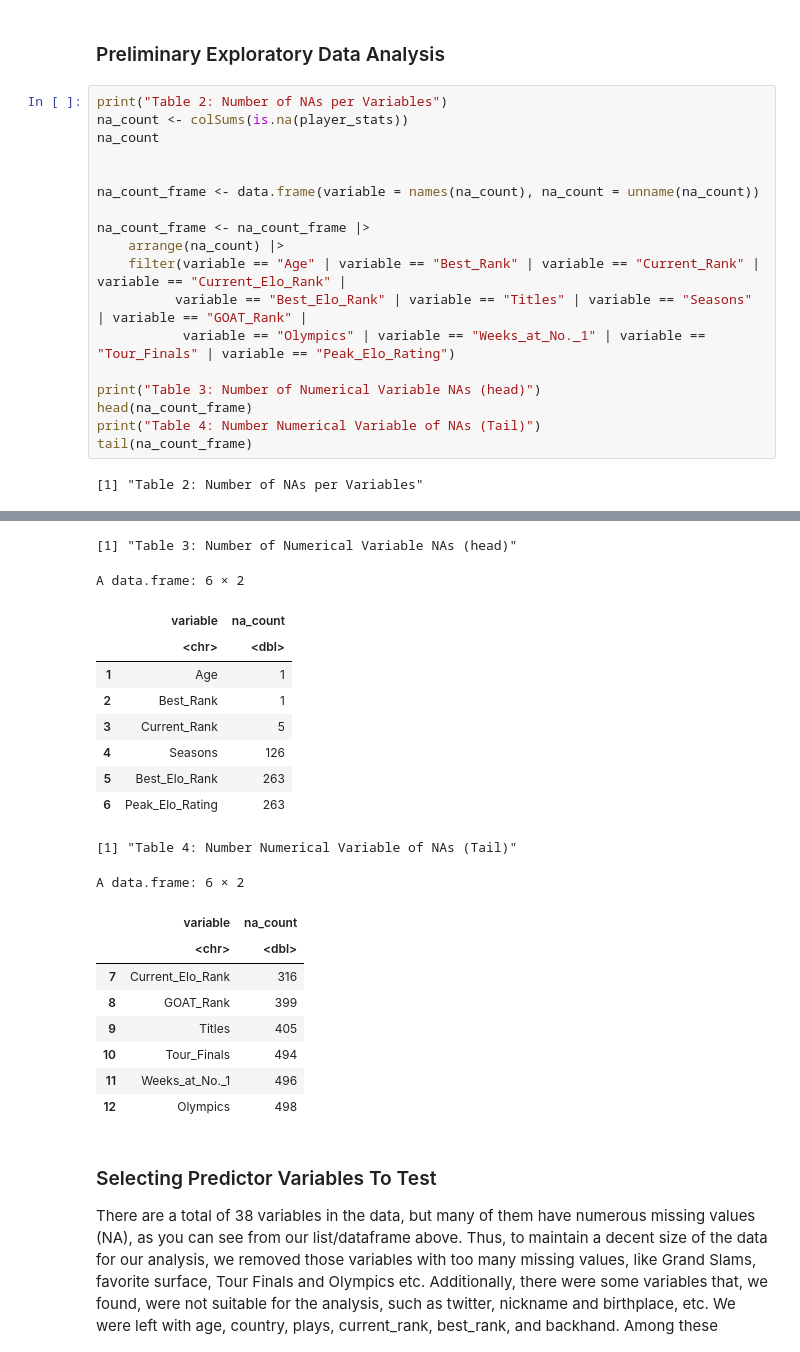
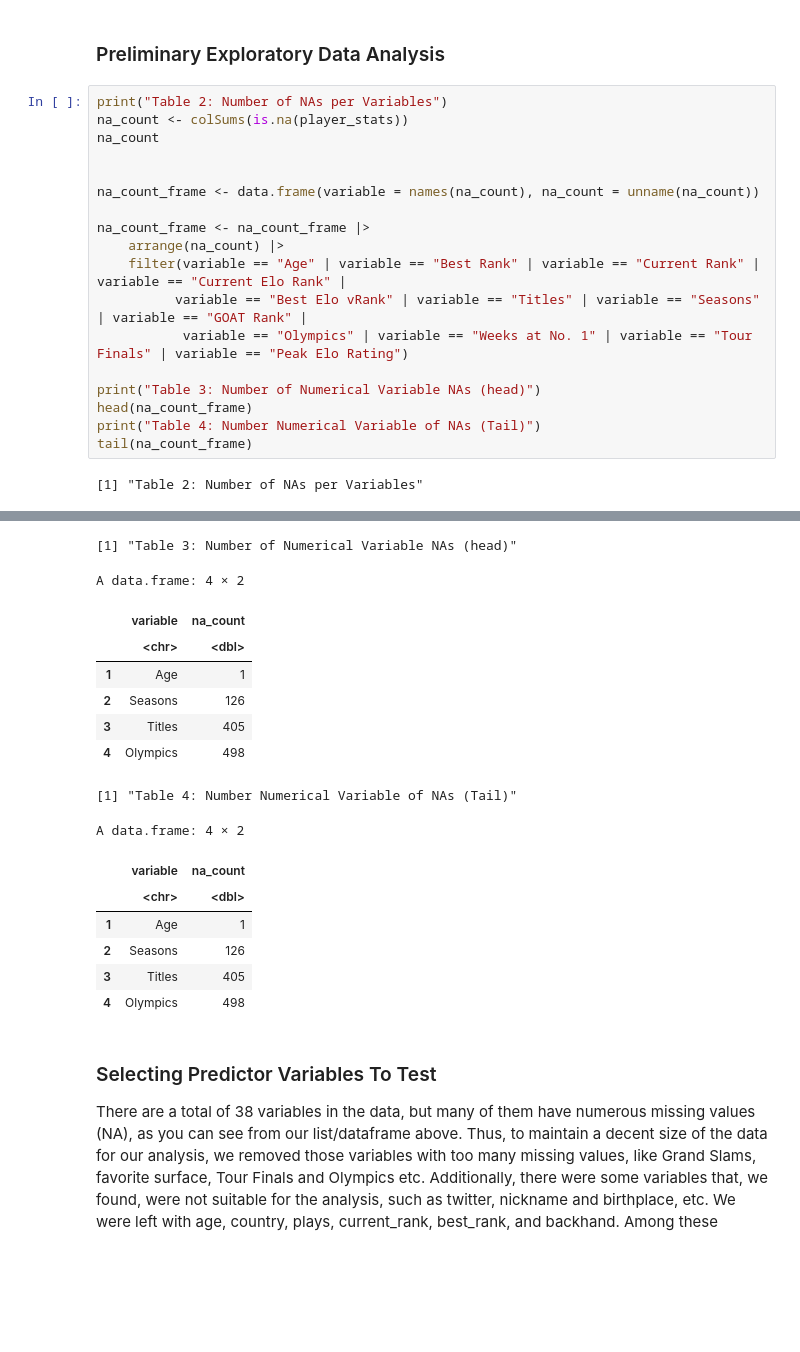
Before and after one commit to HarmanSandhu179/DSCI-100-Group-Project, a Jupyter notebook: group_project_report.ipynb, the cells around one changed output, grey strips where cells are left out. Saved outputs shown, nothing was run; the diff lists cells and outputs as text; blank space fills up the shorter version.

```diff
--- a/group_project_report.ipynb
+++ b/group_project_report.ipynb
@@ -53,9 +53,9 @@ na_count_frame <- data.frame(variable = names(na_count), na_count = unname(na_co
 
 na_count_frame <- na_count_frame |>
     arrange(na_count) |>
-    filter(variable == "Age" | variable == "Best_Rank" | variable == "Current_Rank" | variable == "Current_Elo_Rank" |
-          variable == "Best_Elo_Rank" | variable == "Titles" | variable == "Seasons" | variable == "GOAT_Rank" |
-           variable == "Olympics" | variable == "Weeks_at_No._1" | variable == "Tour_Finals" | variable == "Peak_Elo_Rating")
+    filter(variable == "Age" | variable == "Best Rank" | variable == "Current Rank" | variable == "Current Elo Rank" |
+          variable == "Best Elo vRank" | variable == "Titles" | variable == "Seasons" | variable == "GOAT Rank" |
+           variable == "Olympics" | variable == "Weeks at No. 1" | variable == "Tour Finals" | variable == "Peak Elo Rating")
 
 print("Table 3: Number of Numerical Variable NAs (head)")
 head(na_count_frame)
@@ -63,46 +63,42 @@ print("Table 4: Number Numerical Variable of NAs (Tail)")
 tail(na_count_frame)
 # %% [output]
 [1] "Table 2: Number of NAs per Variables"
             ...1              Age          Country            Plays
                0                1                1               47
        Wikipedia     Current_Rank        Best_Rank             Name
                1                5                1                0
         Backhand      Prize_Money           Height Favorite_Surface
               92               81              385              259
       Turned_Pro          Seasons           Active Current_Elo_Rank
              254              126              218              316
    Best_Elo_Rank  Peak_Elo_Rating  Last_Appearance           Titles
              263              263              158              405
        GOAT_Rank      Best_Season          Retired          Masters
              399              399              420              484
       Birthplace        Residence           Weight            Coach
              480              480              480              481
         Facebook          Twitter        Nicknames      Grand_Slams
              483              481              488              493
       Davis_Cups         Web_Site        Team_Cups         Olympics
              468              461              494              498
   Weeks_at_No._1      Tour_Finals
              496              494
 [1] "Table 3: Number of Numerical Variable NAs (head)"
-A data.frame: 6 × 2
+A data.frame: 4 × 2
 |  | variable | na_count |
 |  | <chr> | <dbl> |
 | 1 | Age | 1 |
-| 2 | Best_Rank | 1 |
-| 3 | Current_Rank | 5 |
-| 4 | Seasons | 126 |
-| 5 | Best_Elo_Rank | 263 |
-| 6 | Peak_Elo_Rating | 263 |
+| 2 | Seasons | 126 |
+| 3 | Titles | 405 |
+| 4 | Olympics | 498 |
 [1] "Table 4: Number Numerical Variable of NAs (Tail)"
-A data.frame: 6 × 2
+A data.frame: 4 × 2
 |  | variable | na_count |
 |  | <chr> | <dbl> |
-| 7 | Current_Elo_Rank | 316 |
-| 8 | GOAT_Rank | 399 |
-| 9 | Titles | 405 |
-| 10 | Tour_Finals | 494 |
-| 11 | Weeks_at_No._1 | 496 |
-| 12 | Olympics | 498 |
+| 1 | Age | 1 |
+| 2 | Seasons | 126 |
+| 3 | Titles | 405 |
+| 4 | Olympics | 498 |
 # %% [markdown]
 ### Selecting Predictor Variables To Test
 
```
Also changed, not shown: parts of 3 cells of this notebook.
